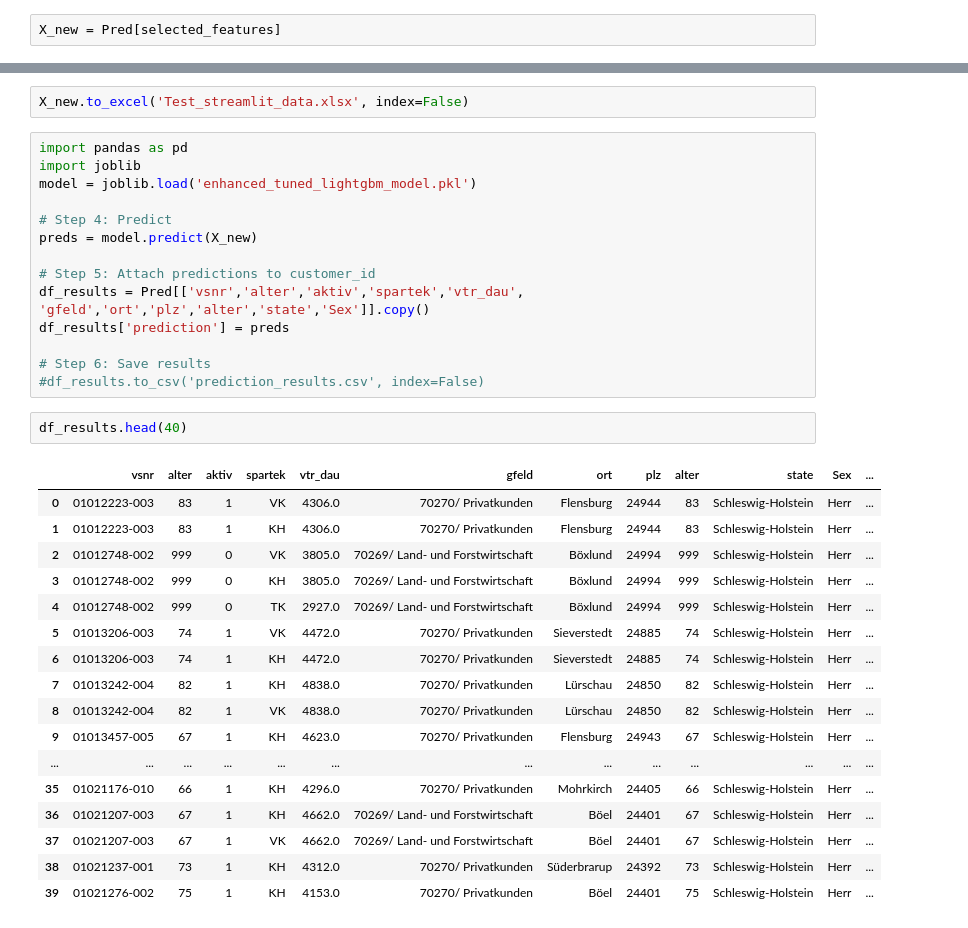
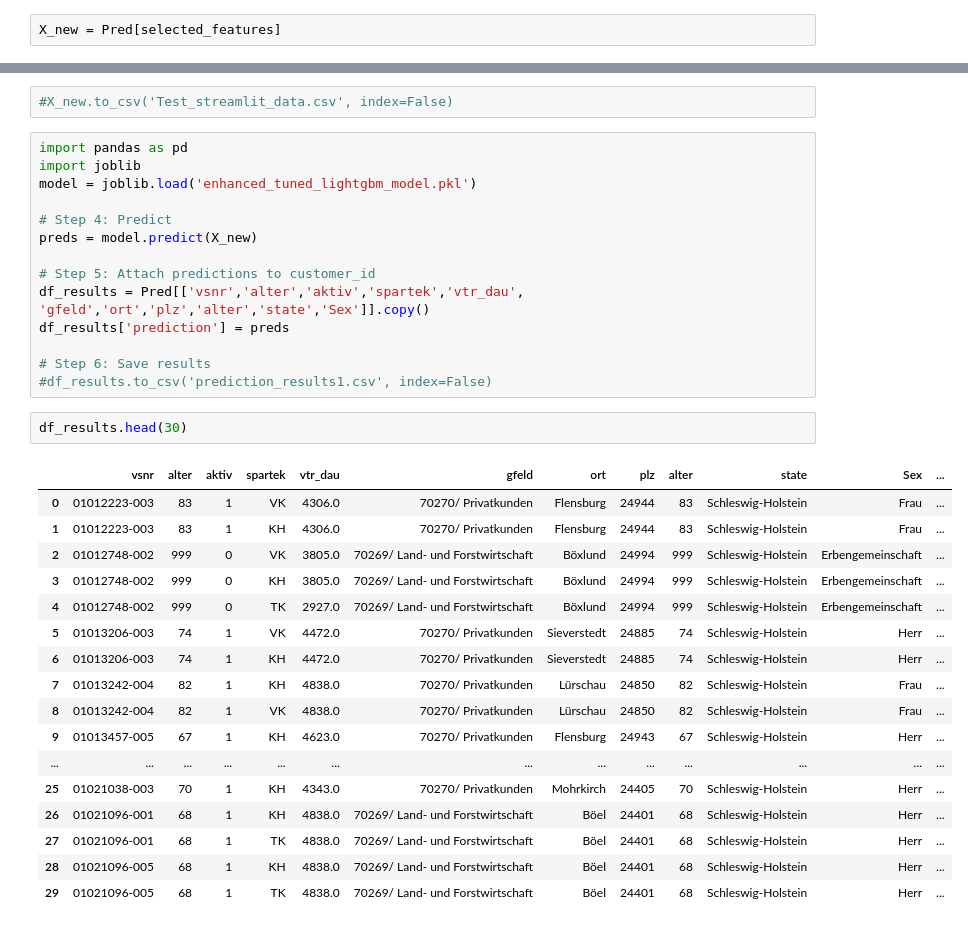
Before and after one commit to vipdurgade/Customer_Churn_IV, a Jupyter notebook: Customer_Churn_M2.ipynb, the cells around one changed output, grey strips where cells are left out. Cells and saved outputs as stored; diff of their text form.

```diff
--- a/Customer_Churn_M2.ipynb
+++ b/Customer_Churn_M2.ipynb
@@ -1012,5 +1036,5 @@ X_new = Pred[selected_features]
 # %%
-X_new.to_excel('Test_streamlit_data.xlsx', index=False)
+#X_new.to_csv('Test_streamlit_data.csv', index=False)
 # %%
 import pandas as pd
 import joblib
@@ -1024,24 +1048,24 @@ df_results = Pred[['vsnr','alter','aktiv','spartek','vtr_dau', 'gfeld','ort','pl
 df_results['prediction'] = preds
 
 # Step 6: Save results
-#df_results.to_csv('prediction_results.csv', index=False)
+#df_results.to_csv('prediction_results1.csv', index=False)
 # %%
-df_results.head(40)
+df_results.head(30)
 # %% [output]
 |  | vsnr | alter | aktiv | spartek | vtr_dau | gfeld | ort | plz | alter | state | Sex | ... |
-| 0 | 01012223-003 | 83 | 1 | VK | 4306.0 | 70270/ Privatkunden | Flensburg | 24944 | 83 | Schleswig-Holstein | Herr | ... |
-| 1 | 01012223-003 | 83 | 1 | KH | 4306.0 | 70270/ Privatkunden | Flensburg | 24944 | 83 | Schleswig-Holstein | Herr | ... |
-| 2 | 01012748-002 | 999 | 0 | VK | 3805.0 | 70269/ Land- und Forstwirtschaft | Böxlund | 24994 | 999 | Schleswig-Holstein | Herr | ... |
-| 3 | 01012748-002 | 999 | 0 | KH | 3805.0 | 70269/ Land- und Forstwirtschaft | Böxlund | 24994 | 999 | Schleswig-Holstein | Herr | ... |
-| 4 | 01012748-002 | 999 | 0 | TK | 2927.0 | 70269/ Land- und Forstwirtschaft | Böxlund | 24994 | 999 | Schleswig-Holstein | Herr | ... |
+| 0 | 01012223-003 | 83 | 1 | VK | 4306.0 | 70270/ Privatkunden | Flensburg | 24944 | 83 | Schleswig-Holstein | Frau | ... |
+| 1 | 01012223-003 | 83 | 1 | KH | 4306.0 | 70270/ Privatkunden | Flensburg | 24944 | 83 | Schleswig-Holstein | Frau | ... |
+| 2 | 01012748-002 | 999 | 0 | VK | 3805.0 | 70269/ Land- und Forstwirtschaft | Böxlund | 24994 | 999 | Schleswig-Holstein | Erbengemeinschaft | ... |
+| 3 | 01012748-002 | 999 | 0 | KH | 3805.0 | 70269/ Land- und Forstwirtschaft | Böxlund | 24994 | 999 | Schleswig-Holstein | Erbengemeinschaft | ... |
+| 4 | 01012748-002 | 999 | 0 | TK | 2927.0 | 70269/ Land- und Forstwirtschaft | Böxlund | 24994 | 999 | Schleswig-Holstein | Erbengemeinschaft | ... |
 | 5 | 01013206-003 | 74 | 1 | VK | 4472.0 | 70270/ Privatkunden | Sieverstedt | 24885 | 74 | Schleswig-Holstein | Herr | ... |
 | 6 | 01013206-003 | 74 | 1 | KH | 4472.0 | 70270/ Privatkunden | Sieverstedt | 24885 | 74 | Schleswig-Holstein | Herr | ... |
-| 7 | 01013242-004 | 82 | 1 | KH | 4838.0 | 70270/ Privatkunden | Lürschau | 24850 | 82 | Schleswig-Holstein | Herr | ... |
-| 8 | 01013242-004 | 82 | 1 | VK | 4838.0 | 70270/ Privatkunden | Lürschau | 24850 | 82 | Schleswig-Holstein | Herr | ... |
+| 7 | 01013242-004 | 82 | 1 | KH | 4838.0 | 70270/ Privatkunden | Lürschau | 24850 | 82 | Schleswig-Holstein | Frau | ... |
+| 8 | 01013242-004 | 82 | 1 | VK | 4838.0 | 70270/ Privatkunden | Lürschau | 24850 | 82 | Schleswig-Holstein | Frau | ... |
 | 9 | 01013457-005 | 67 | 1 | KH | 4623.0 | 70270/ Privatkunden | Flensburg | 24943 | 67 | Schleswig-Holstein | Herr | ... |
 | ... | ... | ... | ... | ... | ... | ... | ... | ... | ... | ... | ... | ... |
-| 35 | 01021176-010 | 66 | 1 | KH | 4296.0 | 70270/ Privatkunden | Mohrkirch | 24405 | 66 | Schleswig-Holstein | Herr | ... |
-| 36 | 01021207-003 | 67 | 1 | KH | 4662.0 | 70269/ Land- und Forstwirtschaft | Böel | 24401 | 67 | Schleswig-Holstein | Herr | ... |
-| 37 | 01021207-003 | 67 | 1 | VK | 4662.0 | 70269/ Land- und Forstwirtschaft | Böel | 24401 | 67 | Schleswig-Holstein | Herr | ... |
-| 38 | 01021237-001 | 73 | 1 | KH | 4312.0 | 70270/ Privatkunden | Süderbrarup | 24392 | 73 | Schleswig-Holstein | Herr | ... |
-| 39 | 01021276-002 | 75 | 1 | KH | 4153.0 | 70270/ Privatkunden | Böel | 24401 | 75 | Schleswig-Holstein | Herr | ... |
+| 25 | 01021038-003 | 70 | 1 | KH | 4343.0 | 70270/ Privatkunden | Mohrkirch | 24405 | 70 | Schleswig-Holstein | Herr | ... |
+| 26 | 01021096-001 | 68 | 1 | KH | 4838.0 | 70269/ Land- und Forstwirtschaft | Böel | 24401 | 68 | Schleswig-Holstein | Herr | ... |
+| 27 | 01021096-001 | 68 | 1 | TK | 4838.0 | 70269/ Land- und Forstwirtschaft | Böel | 24401 | 68 | Schleswig-Holstein | Herr | ... |
+| 28 | 01021096-005 | 68 | 1 | KH | 4838.0 | 70269/ Land- und Forstwirtschaft | Böel | 24401 | 68 | Schleswig-Holstein | Herr | ... |
+| 29 | 01021096-005 | 68 | 1 | TK | 4838.0 | 70269/ Land- und Forstwirtschaft | Böel | 24401 | 68 | Schleswig-Holstein | Herr | ... |
```
Also changed, not shown: parts of 4 cells of this notebook, 1 other file.
